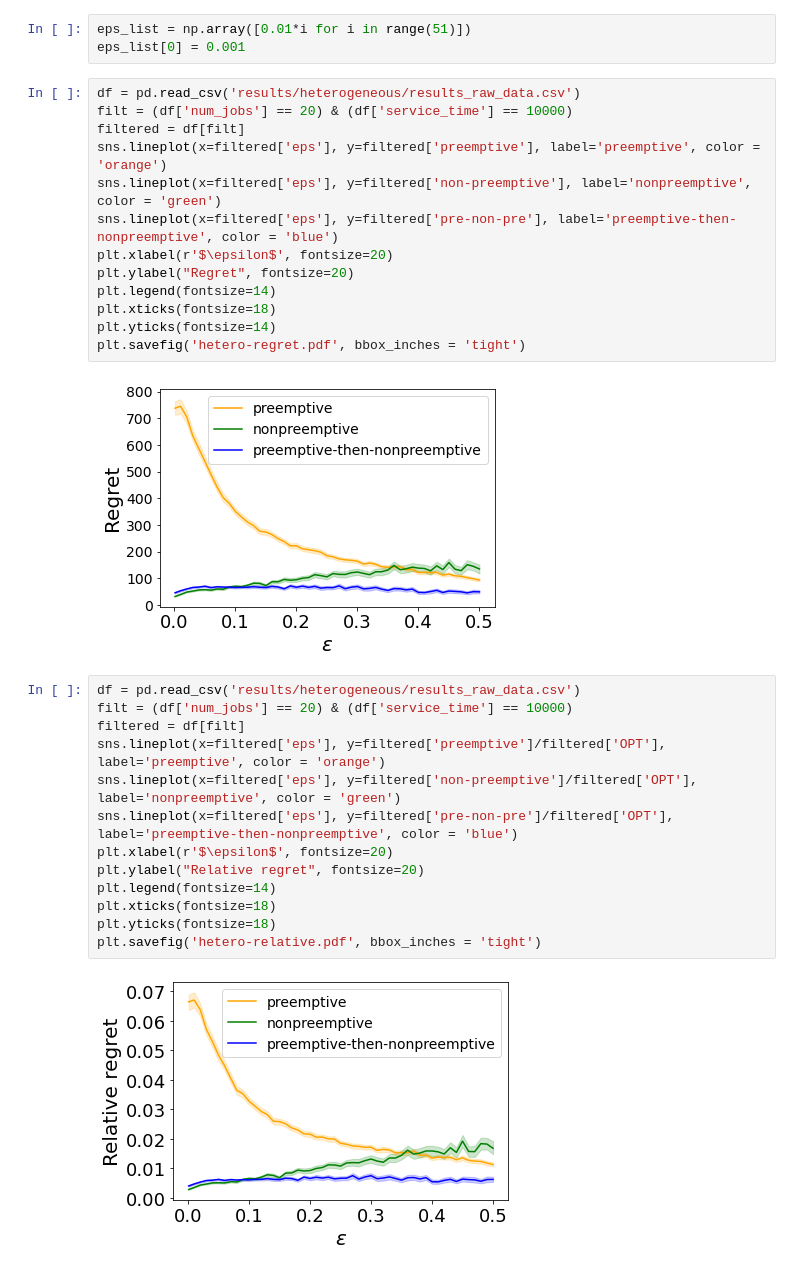
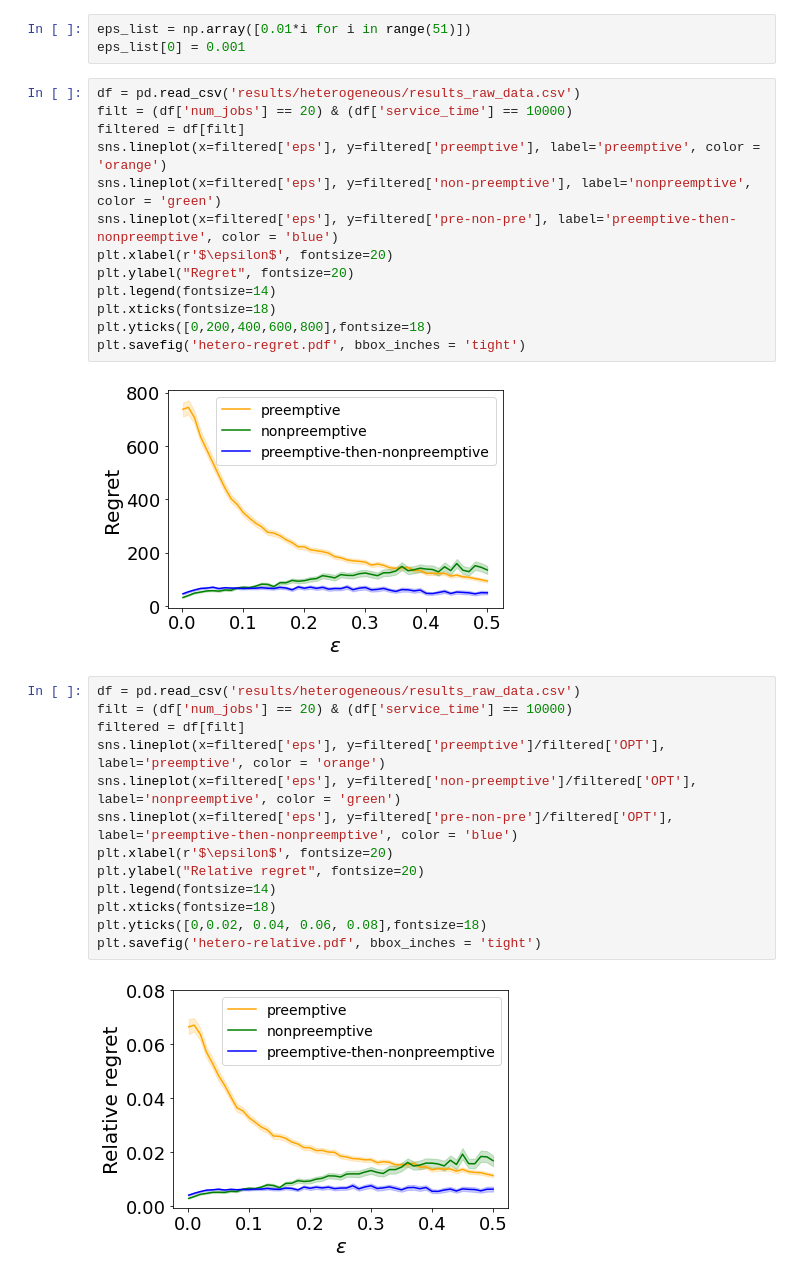
Before and after one commit to learning-to-schedule/learning-to-schedule, a Jupyter notebook: heterogeneous service times.ipynb, the cells around one changed output. Drawn from its saved outputs; the diff is of its cells as text.

```diff
--- a/heterogeneous service times.ipynb
+++ b/heterogeneous service times.ipynb
@@ -107,22 +107,22 @@ plt.xlabel(r'$\epsilon$', fontsize=20)
 plt.ylabel("Regret", fontsize=20)
 plt.legend(fontsize=14)
 plt.xticks(fontsize=18)
-plt.yticks(fontsize=14)
+plt.yticks([0,200,400,600,800],fontsize=18)
 plt.savefig('hetero-regret.pdf', bbox_inches = 'tight')
 # %% [output]
-[figure, old version]
+[figure, new version]
 # %%
 df = pd.read_csv('results/heterogeneous/results_raw_data.csv')
 filt = (df['num_jobs'] == 20) & (df['service_time'] == 10000)
 filtered = df[filt]
 sns.lineplot(x=filtered['eps'], y=filtered['preemptive']/filtered['OPT'], label='preemptive', color = 'orange')
 sns.lineplot(x=filtered['eps'], y=filtered['non-preemptive']/filtered['OPT'], label='nonpreemptive', color = 'green')
 sns.lineplot(x=filtered['eps'], y=filtered['pre-non-pre']/filtered['OPT'], label='preemptive-then-nonpreemptive', color = 'blue')
 plt.xlabel(r'$\epsilon$', fontsize=20)
 plt.ylabel("Relative regret", fontsize=20)
 plt.legend(fontsize=14)
 plt.xticks(fontsize=18)
-plt.yticks(fontsize=18)
+plt.yticks([0,0.02, 0.04, 0.06, 0.08],fontsize=18)
 plt.savefig('hetero-relative.pdf', bbox_inches = 'tight')
 # %% [output]
-[figure, old version]
+[figure, new version]
```
Also changed, not shown: 4 other files.
